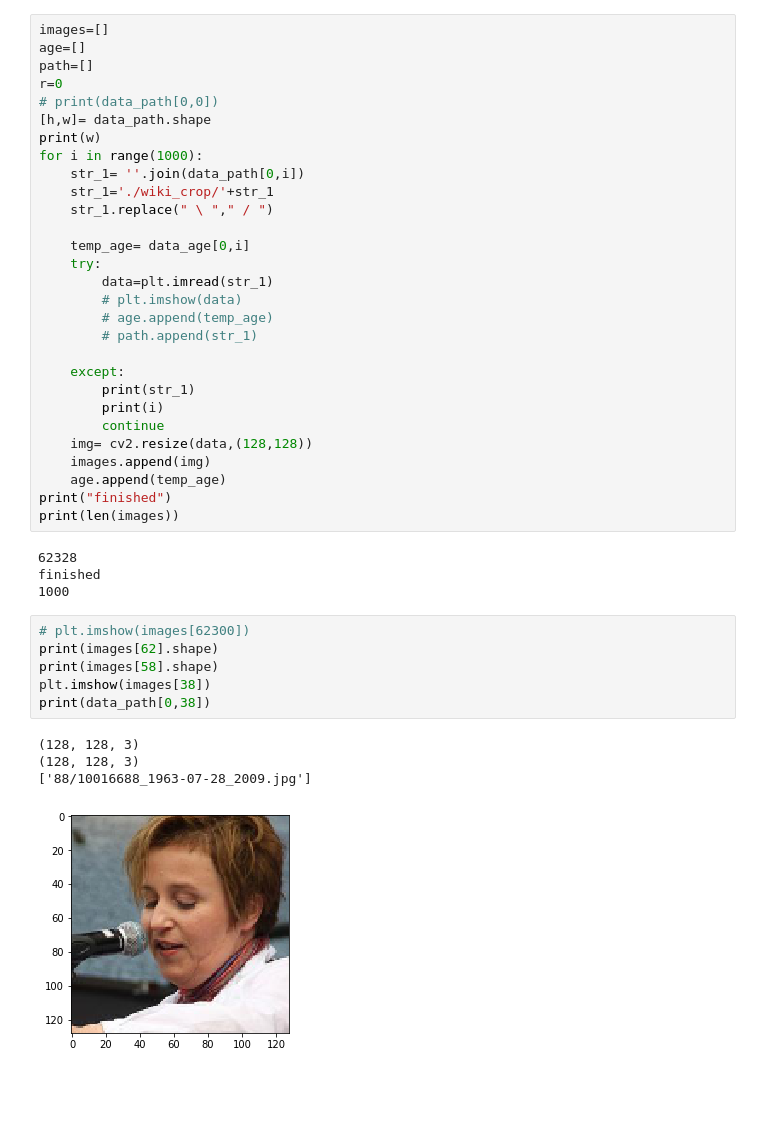
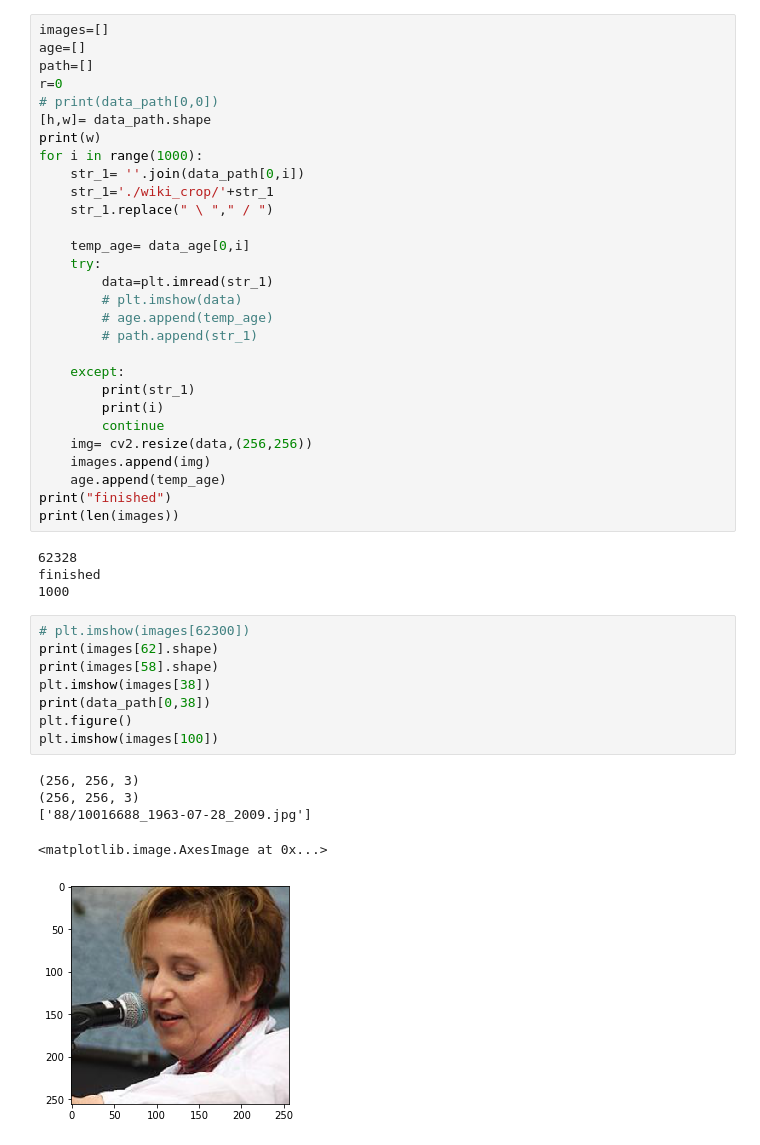
Before and after one commit to Carni7vore/age_group, a Jupyter notebook: final_project.ipynb, the cells around one changed output. Saved outputs shown, nothing was run; the diff lists cells and outputs as text; blank space fills up the shorter version.

```diff
--- a/final_project.ipynb
+++ b/final_project.ipynb
@@ -33,7 +33,7 @@ for i in range(1000):
         print(str_1)
         print(i)
         continue
-    img= cv2.resize(data,(128,128))
+    img= cv2.resize(data,(256,256))
     images.append(img)
     age.append(temp_age)
 print("finished")
@@ -45,11 +45,14 @@ finished
 # %%
 # plt.imshow(images[62300])
 print(images[62].shape)
 print(images[58].shape)
 plt.imshow(images[38])
 print(data_path[0,38])
+plt.figure()
+plt.imshow(images[100])
 # %% [output]
-(128, 128, 3)
-(128, 128, 3)
+(256, 256, 3)
+(256, 256, 3)
 ['88/10016688_1963-07-28_2009.jpg']
+<matplotlib.image.AxesImage at 0x...>
-[figure, old version]
+[figure, new version]
```
Also changed, not shown: parts of 2 cells of this notebook.
